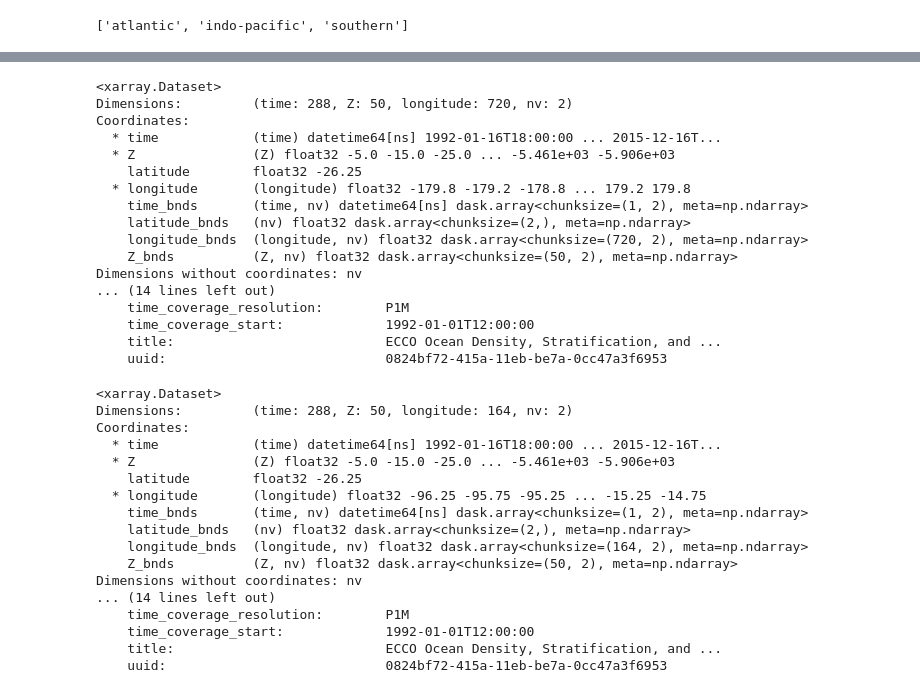
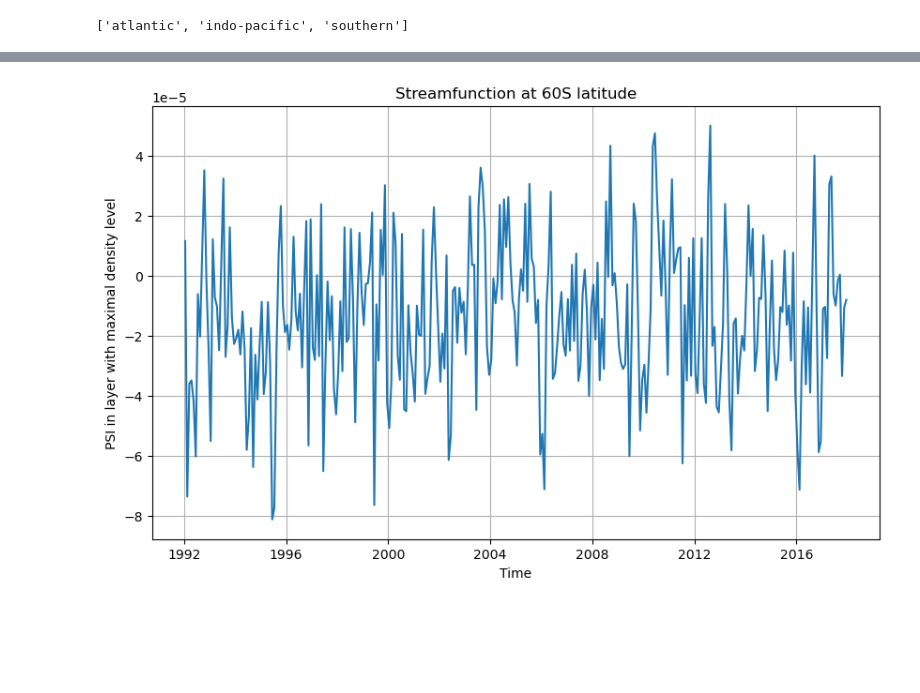
Before and after one commit to ai4er-cdt/OTP, a Jupyter notebook: streamfunction.ipynb, the cells around one changed output, grey strips where cells are left out. Cells and saved outputs as stored; diff of their text form; code cells hidden in the pictures; blank space fills up the shorter version.

```diff
--- a/streamfunction.ipynb
+++ b/streamfunction.ipynb
@@ -393,21 +227,0 @@ Dimensions without coordinates: nv
-# %%
-specific_lat_data = ecco_densities.sel(latitude=-26.5, method='nearest')
-specific_lat_data
-# %% [output]
-<xarray.Dataset>
-Dimensions:         (time: 288, Z: 50, longitude: 720, nv: 2)
-Coordinates:
-  * time            (time) datetime64[ns] 1992-01-16T18:00:00 ... 2015-12-16T...
-  * Z               (Z) float32 -5.0 -15.0 -25.0 ... -5.461e+03 -5.906e+03
-    latitude        float32 -26.25
-  * longitude       (longitude) float32 -179.8 -179.2 -178.8 ... 179.2 179.8
-    time_bnds       (time, nv) datetime64[ns] dask.array<chunksize=(1, 2), meta=np.ndarray>
-    latitude_bnds   (nv) float32 dask.array<chunksize=(2,), meta=np.ndarray>
-    longitude_bnds  (longitude, nv) float32 dask.array<chunksize=(720, 2), meta=np.ndarray>
-    Z_bnds          (Z, nv) float32 dask.array<chunksize=(50, 2), meta=np.ndarray>
-Dimensions without coordinates: nv
-... (14 lines left out)
-    time_coverage_resolution:        P1M
-    time_coverage_start:             1992-01-01T12:00:00
-    title:                           ECCO Ocean Density, Stratification, and ...
-    uuid:                            0824bf72-415a-11eb-be7a-0cc47a3f6953
@@ -416,20 +228,7 @@ section_of_interest = specific_lat_data.sel(longitude=slice(longitudes[0], longi
-# %%
-section_of_interest
-# %% [output]
-<xarray.Dataset>
-Dimensions:         (time: 288, Z: 50, longitude: 164, nv: 2)
-Coordinates:
-  * time            (time) datetime64[ns] 1992-01-16T18:00:00 ... 2015-12-16T...
-  * Z               (Z) float32 -5.0 -15.0 -25.0 ... -5.461e+03 -5.906e+03
-    latitude        float32 -26.25
-  * longitude       (longitude) float32 -96.25 -95.75 -95.25 ... -15.25 -14.75
-    time_bnds       (time, nv) datetime64[ns] dask.array<chunksize=(1, 2), meta=np.ndarray>
-    latitude_bnds   (nv) float32 dask.array<chunksize=(2,), meta=np.ndarray>
-    longitude_bnds  (longitude, nv) float32 dask.array<chunksize=(164, 2), meta=np.ndarray>
-    Z_bnds          (Z, nv) float32 dask.array<chunksize=(50, 2), meta=np.ndarray>
-Dimensions without coordinates: nv
-... (14 lines left out)
-    time_coverage_resolution:        P1M
-    time_coverage_start:             1992-01-01T12:00:00
-    title:                           ECCO Ocean Density, Stratification, and ...
-    uuid:                            0824bf72-415a-11eb-be7a-0cc47a3f6953
+# %%
+folder = '60S'
+PSI = xr.open_dataset(os.path.join(OUTPUT_DIR, folder, f"PSI_zonal_average_{folder}.nc"))
+PSI_MAX_DENS = streamfunction.get_PSI_at_max_density_level(PSI)
+streamfunction.plot_2D_streamfunction(PSI_MAX_DENS, f"Streamfunction at {folder} latitude")
+# %% [output]
+[figure, added]
```
Also changed, not shown: parts of 25 cells of this notebook, 3 other files.
